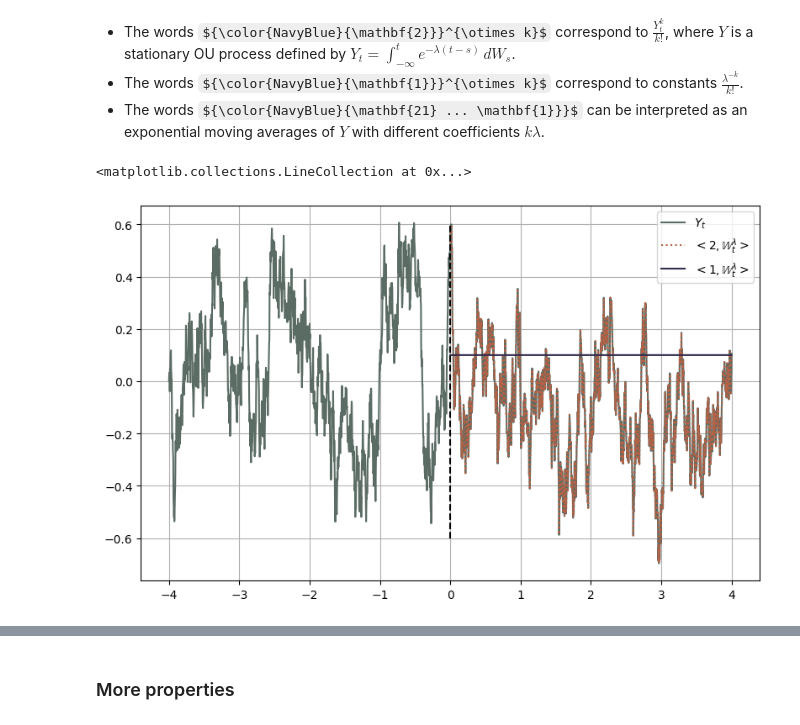
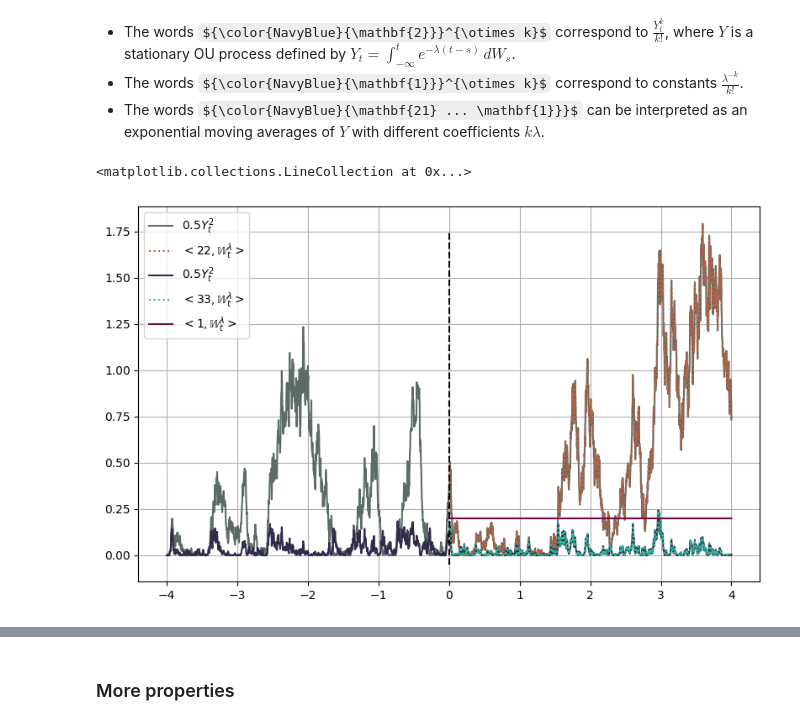
Before and after one commit to MrG1raffe/signature, a Jupyter notebook: notebooks/Stationary Signature.ipynb, the cells around one changed output, grey strips where cells are left out. Drawn from its saved outputs; the diff is of its cells as text; code cells hidden in the pictures; some formulas as TeX source.

Commit message:
Implement vectorized lambda in stationary signature

```diff
--- a/notebooks/Stationary Signature.ipynb
+++ b/notebooks/Stationary Signature.ipynb
@@ -96,6 +93,7 @@ and $\mathbb{X}^{\lambda}_{s, t} = \left(\mathbb{X}^{\lambda, n}_{s, t}\right)_{
 t_grid_pos = t_grid[t_grid >= 0]
 W_pos = W[t_grid >= 0]
 
+path_3d = np.vstack([t_grid, W, W]).T
 path = np.vstack([t_grid, W]).T
 path_pos = np.vstack([t_grid_pos, W_pos]).T
 dim = path.shape[1]
@@ -114,4 +111,5 @@ Wall time: 135 ms
 # %%
 %%time
-SigS = ta.path_to_stationary_signature(path=path, trunc=N, t_grid=t_grid, lam=lam)
+lam = jnp.array([5, 1, 10])
+SigS = ta.path_to_stationary_signature(path=path_3d, trunc=N, t_grid=t_grid, lam=lam)
 # %% [output]
@@ -127,14 +125,19 @@ Wall time: 1.51 s
 # Define some basic words
 e = ta.AlgebraBasis(trunc=N, dim=dim)
 # %%
-ou = diffusion.ornstein_uhlenbeck(lam=lam, theta=0, sigma=1)[0, 0, :]
+ou_1 = diffusion.ornstein_uhlenbeck(lam=float(lam[1]), theta=0, sigma=1)[0, 0, :]
+ou_2 = diffusion.ornstein_uhlenbeck(lam=float(lam[2]), theta=0, sigma=1)[0, 0, :]
 
 fig, ax = plt.subplots()
-ax.plot(t_grid, ou, label="$Y_t$")
-ax.plot(t_grid_pos, e[2] @ SigS, ":", label="$<2, {\mathbb{W}}_{t}^{\lambda}>$")
+ax.plot(t_grid, ou_1**2 / 2, label="$0.5 Y_t^2$")
+ax.plot(t_grid_pos, e[22] @ SigS, ":", label="$<22, {\mathbb{W}}_{t}^{\lambda}>$")
+
+ax.plot(t_grid, ou_2**2 / 2, label="$0.5 Y_t^2$")
+ax.plot(t_grid_pos, e[33] @ SigS, ":", label="$<33, {\mathbb{W}}_{t}^{\lambda}>$")
+
 ax.plot(t_grid_pos, e[1] @ SigS, label="$<1, {\mathbb{W}}_{t}^{\lambda}>$")
 ax.legend()
-ax.vlines(0, -0.6, 0.6, "k", ls='--')
+ax.vlines(0, -0.05, 1.75, "k", ls='--')
 # %% [output]
 <matplotlib.collections.LineCollection at 0x...>
-[figure, old version]
+[figure, new version]
```
Also changed, not shown: parts of 13 cells of this notebook, 7 other files.
